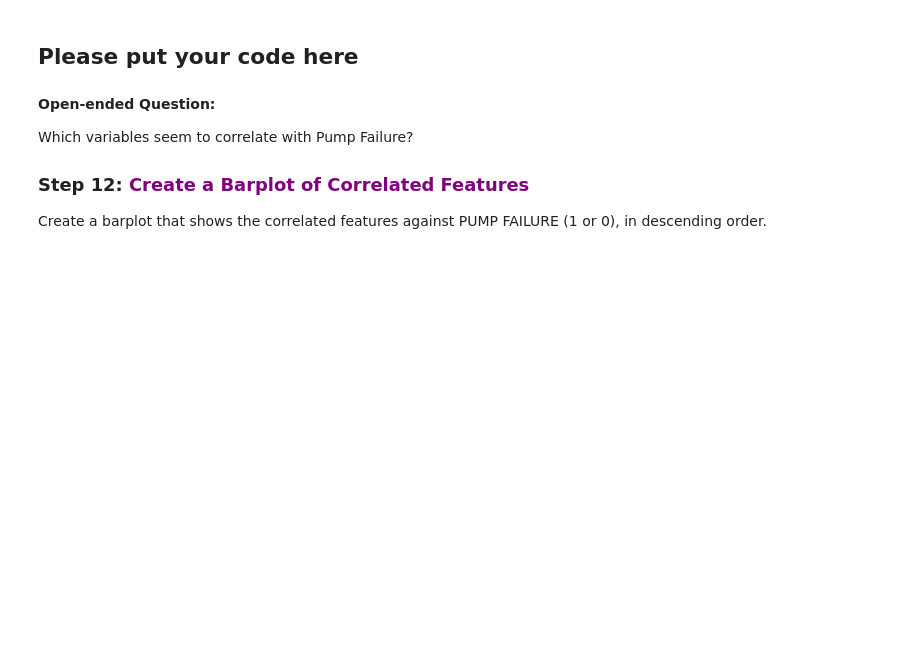
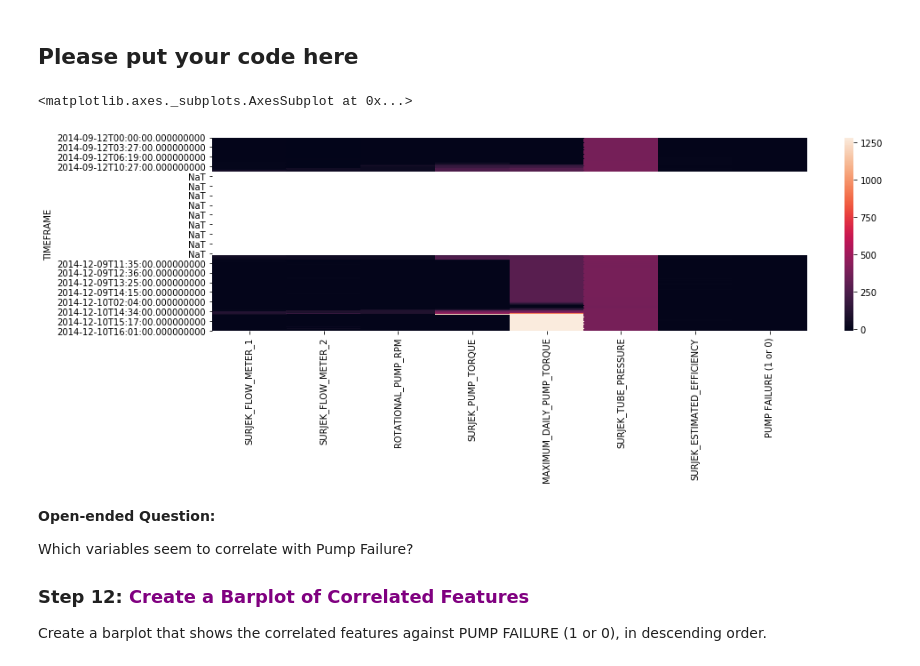
Before and after one commit to rohindesai/Python---Part1, a Jupyter notebook: Python_Southern_Water_Corp_Case_Study.ipynb, the cells around one changed output. Drawn from its saved outputs; the diff is of its cells as text; code cells hidden in the pictures; blank space fills up the shorter version.

```diff
--- a/Python_Southern_Water_Corp_Case_Study.ipynb
+++ b/Python_Southern_Water_Corp_Case_Study.ipynb
@@ -363,16 +365,20 @@ Link: (https://seaborn.pydata.org/generated/seaborn.heatmap.html)
 # %%
 #Below is the first part of the code
 from datetime import datetime
-dataframe = pd.concat(combine)
+dataframe = pd.concat([dataframe_1, dataframe_2, dataframe_3])
 dataframe['TIMEFRAME'] = pd.to_datetime(dataframe['TIMEFRAME'], format="%d/%m/%Y %H:%M:%S", infer_datetime_format=True )
 dataframe.set_index('TIMEFRAME', inplace=True)
 
 filt = ['SURJEK_FLOW_METER_1', 'SURJEK_FLOW_METER_2', 'ROTATIONAL_PUMP_RPM',
        'SURJEK_PUMP_TORQUE', 'MAXIMUM_DAILY_PUMP_TORQUE',
        'SURJEK_TUBE_PRESSURE',
        'SURJEK_ESTIMATED_EFFICIENCY','PUMP FAILURE (1 or 0)']
 dataframe = dataframe[filt]
 #----write your code below--------
+sns.heatmap(dataframe)
+# %% [output]
+<matplotlib.axes._subplots.AxesSubplot at 0x...>
+[figure, added]
 # %% [markdown]
 **Open-ended Question:**
 
```
Also changed, not shown: parts of 7 cells of this notebook.
